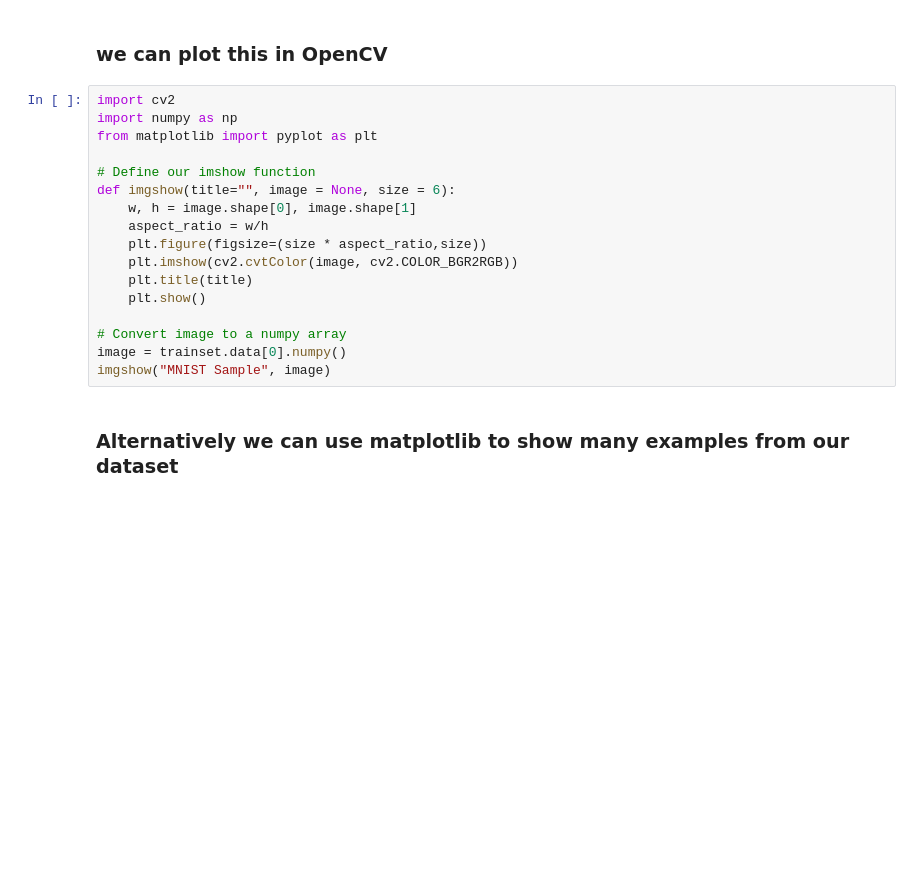
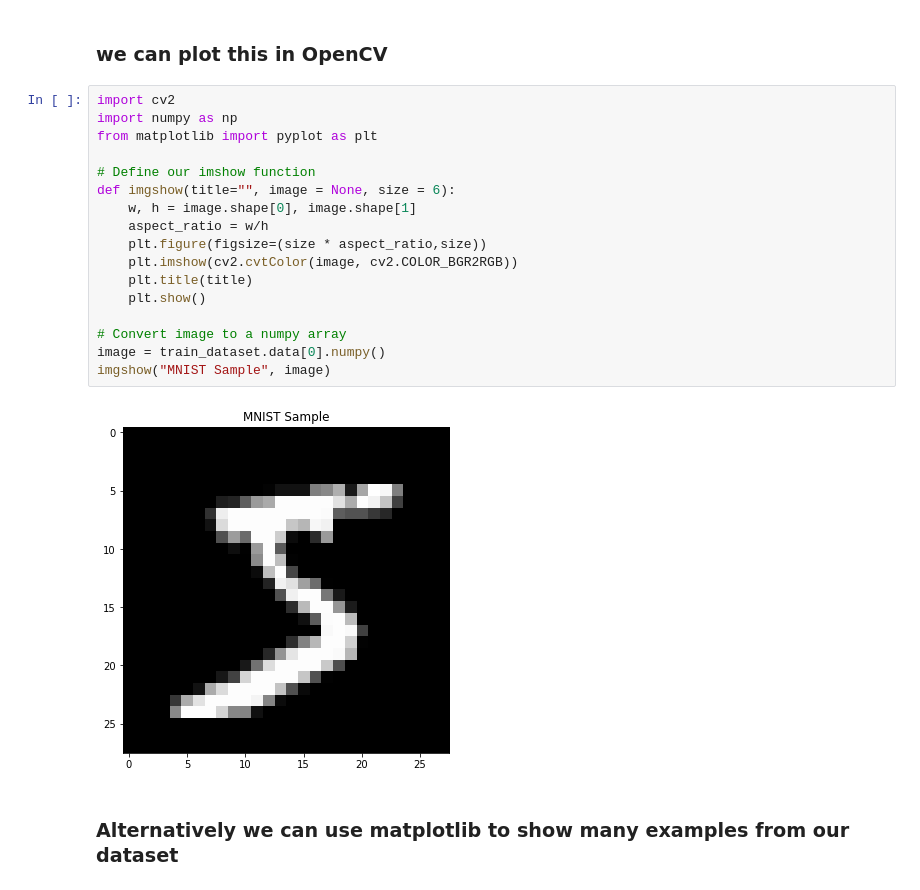
Before and after one commit to saeidKhoobdell/-PyTorch-MNIST-CNN-Classifier, a Jupyter notebook: MNIST.ipynb, the cells around one changed output. Drawn from its saved outputs; the diff is of its cells as text; blank space fills up the shorter version.

```diff
--- a/MNIST.ipynb
+++ b/MNIST.ipynb
@@ -38,20 +38,22 @@ torch.Size([10000, 28, 28])
 # %%
 import cv2
 import numpy as np
 from matplotlib import pyplot as plt
 
 # Define our imshow function
 def imgshow(title="", image = None, size = 6):
     w, h = image.shape[0], image.shape[1]
     aspect_ratio = w/h
     plt.figure(figsize=(size * aspect_ratio,size))
     plt.imshow(cv2.cvtColor(image, cv2.COLOR_BGR2RGB))
     plt.title(title)
     plt.show()
 
 # Convert image to a numpy array
-image = trainset.data[0].numpy()
+image = train_dataset.data[0].numpy()
 imgshow("MNIST Sample", image)
+# %% [output]
+[figure, added]
 # %% [markdown]
 ### **Alternatively we can use matplotlib to show many examples from our dataset**
 # %%
```
Also changed, not shown: parts of 3 cells of this notebook, 2 other files.
